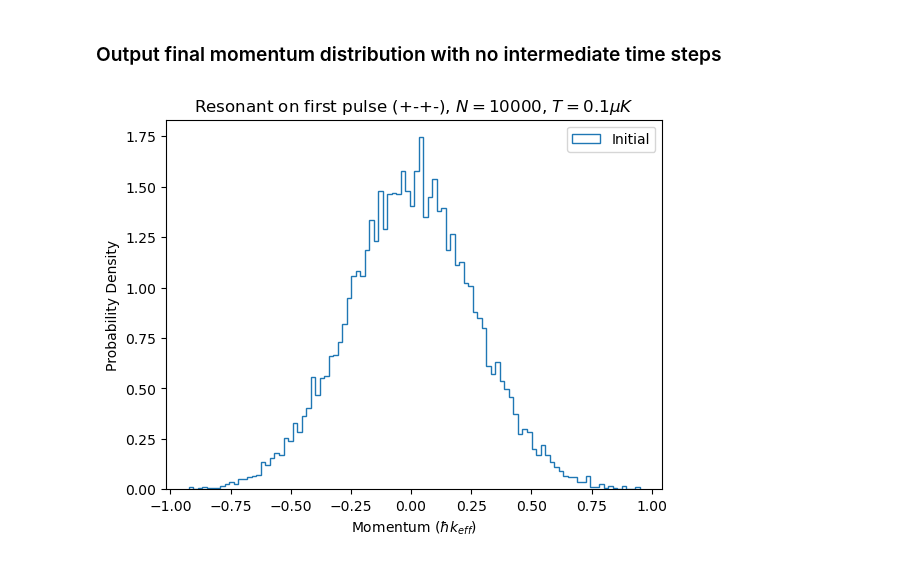
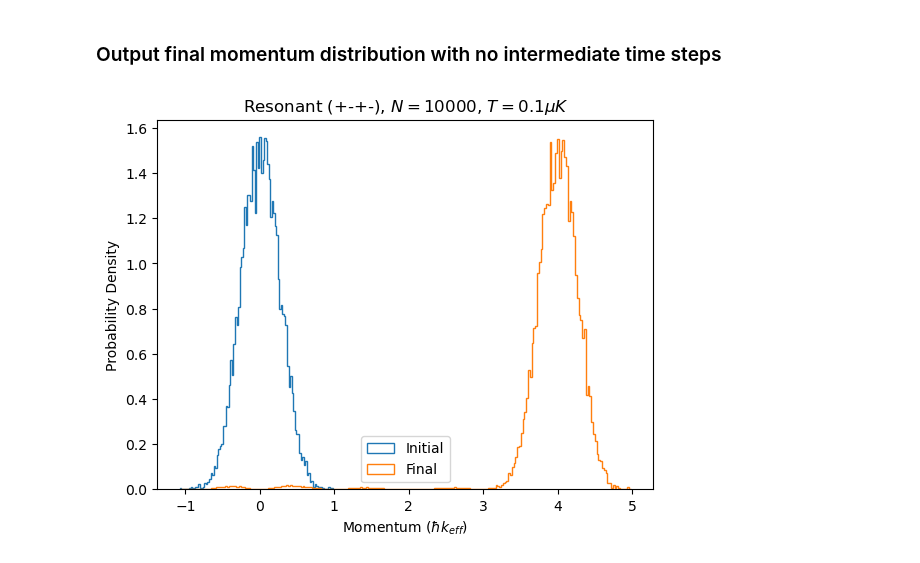
Before and after one commit to tr2g20/simulations, a Jupyter notebook: alternating_pulses_momentum_distribution.ipynb, the cells around one changed output. Saved outputs shown, nothing was run; the diff lists cells and outputs as text; code cells hidden in the pictures.

```diff
--- a/alternating_pulses_momentum_distribution.ipynb
+++ b/alternating_pulses_momentum_distribution.ipynb
@@ -100,8 +100,8 @@ atom_veloc = np.random.normal(loc = 0, scale = sigma, size = N)
 # The basis is -2 to 2, the atom starts in (1,0,0,0,0) and the laser detuning is set to be resonant with only the first set of coupled states
 # The resulting distribution should be a mix with the majority in 2hbark and near zero in 1hbark
 
-n_min = -1
-n_max = 5
+n_min = 0
+n_max = 4
 n_tot = n_max - n_min + 1
 basis = np.arange(n_min, n_max + 1)
 
@@ -124,7 +124,7 @@ data = np.zeros((np.size(basis), np.size(atom_veloc)))
 
 for v in range(len(atom_veloc)):
     state_vec = np.zeros((np.size(basis), 1), dtype=np.complex128)
-    state_vec[1] = 1
+    state_vec[0] = 1
 
     H0 = gen_ham_free(basis = basis,
                   delta_L = 1*dR, #-3
@@ -135,7 +135,7 @@ for v in range(len(atom_veloc)):
     state_vec = time_evolve(Rabi_plus_time/2, Hplus + H0) @ state_vec
 
     H0 = gen_ham_free(basis = basis,
-                  delta_L = 1*dR, #1
+                  delta_L = -3*dR, #1
                   delta_D = -k_eff*atom_veloc[v],
                   delta_R = dR,
     )
@@ -143,7 +143,7 @@ for v in range(len(atom_veloc)):
     state_vec = time_evolve(Rabi_minus_time/2, Hminus + H0) @ state_vec
 
     H0 = gen_ham_free(basis = basis,
-                  delta_L = 1*dR, #1
+                  delta_L = 5*dR, #1
                   delta_D = k_eff*atom_veloc[v],
                   delta_R = dR,
     )
@@ -151,40 +151,41 @@ for v in range(len(atom_veloc)):
     state_vec = time_evolve(Rabi_plus_time/2, Hplus + H0) @ state_vec
 
     H0 = gen_ham_free(basis = basis,
-                  delta_L = 1*dR, #-3
+                  delta_L = -7*dR, #-3
                   delta_D = -k_eff*atom_veloc[v],
                   delta_R = dR,
     )
 
     state_vec = time_evolve(Rabi_minus_time/2, Hminus + H0) @ state_vec
 
     square = np.abs(state_vec)**2
+
     data[:,v] = square[:,0]
 
 init_mom_dist = atom_veloc*m
-
 
 
 init_mom_dist_tiled = np.tile(init_mom_dist, (len(basis),1))
 basis_tiled = np.transpose(np.tile(basis, (len(atom_veloc),1)))
 
 final_mom_dist_tiled = init_mom_dist_tiled + (hbar*k_eff*basis_tiled)
 
 
 final_mom_dist = np.ravel(final_mom_dist_tiled)
 
 state_fractions = np.ravel(data)
 
 final_mom_dist = final_mom_dist/(hbar*k_eff)
 
 init_mom_dist = init_mom_dist/(hbar*k_eff)
 
+
 plt.hist(x = init_mom_dist, bins = 100, histtype='step',density=True,label='Initial')
-#plt.hist(x = final_mom_dist, bins = 250, weights=state_fractions, histtype='step',density=True, label='Final')
-plt.title(rf"Resonant on first pulse (+-+-), $N={N}$, $T={Temp*1e6:.3g}\mu K$")
+plt.hist(x = final_mom_dist, bins = 250, weights=state_fractions, histtype='step',density=True, label='Final')
+plt.title(rf"Resonant (+-+-), $N={N}$, $T={Temp*1e6:.3g}\mu K$")
 plt.ylabel('Probability Density')
 plt.xlabel(r"Momentum ($\hbar k_{eff}$)")
 plt.legend()
 plt.show()
 # %% [output]
-[figure, old version]
+[figure, new version]
```
Also changed, not shown: parts of 1 cell of this notebook, 7 other files.
